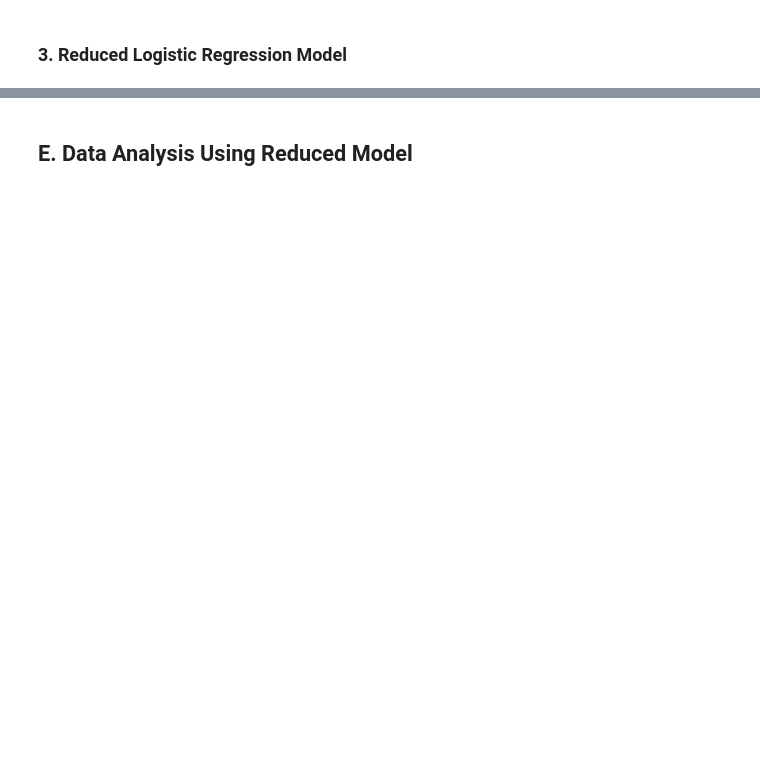
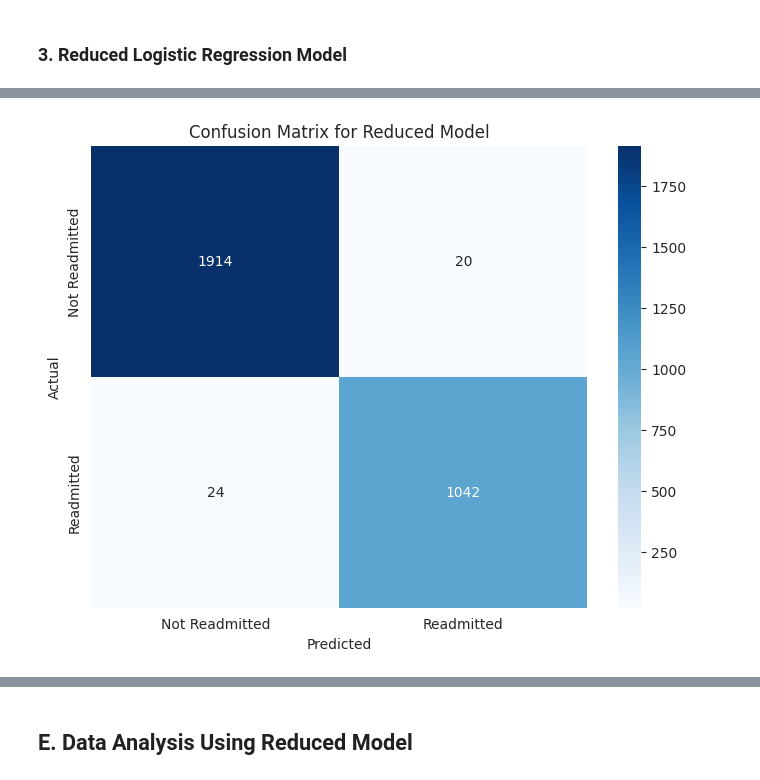
Before and after one commit to nestrada79/MSDA, a Jupyter notebook: D208/D208_Task_2.ipynb, the cells around one changed output, grey strips where cells are left out. Saved outputs shown, nothing was run; the diff lists cells and outputs as text; code cells hidden in the pictures; blank space fills up the shorter version.

```diff
--- a/D208/D208_Task_2.ipynb
+++ b/D208/D208_Task_2.ipynb
@@ -380,2 +568,23 @@ medical_data_encoded.to_csv('medical_data_encoded.csv', index=False)
 # %% [markdown]
 ### 3. Reduced Logistic Regression Model
+# %%
+# Create the logistic regression model
+model = LogisticRegression(max_iter=1000)
+
+# Recursive Feature Elimination
+selector = RFE(model, n_features_to_select=10)  # Adjust n_features_to_select as needed
+selector = selector.fit(X_train, y_train)
+
+# Selected features
+selected_features = X_train.columns[selector.support_]
+
+# Create a new model with selected features
+reduced_model = LogisticRegression(max_iter=1000)
+reduced_model.fit(X_train[selected_features], y_train)
+
+# Evaluate the reduced model
+reduced_predictions = reduced_model.predict(X_test[selected_features])
+reduced_report = classification_report(y_test, reduced_predictions)
+
+# Displaying the classification report for the reduced logistic regression model
+print(f"Classification Report for the Reduced Logistic Regression Model:\n{reduced_report}")
@@ -381,0 +649,16 @@ medical_data_encoded.to_csv('medical_data_encoded.csv', index=False)
+# %%
+reduced_predictions = reduced_model.predict(X_test[selected_features])
+
+# Confusion matrix for the reduced model
+reduced_conf_matrix = confusion_matrix(y_test, reduced_predictions)
+
+# Plotting the confusion matrix
+plt.figure(figsize=(8, 6))
+sns.heatmap(reduced_conf_matrix, annot=True, fmt='g', cmap='Blues', xticklabels=['Not Readmitted', 'Readmitted'],
+            yticklabels=['Not Readmitted', 'Readmitted'])
+plt.xlabel('Predicted')
+plt.ylabel('Actual')
+plt.title('Confusion Matrix for Reduced Model')
+plt.show()
+# %% [output]
+[figure, added]
```
Also changed, not shown: parts of 48 cells of this notebook.
